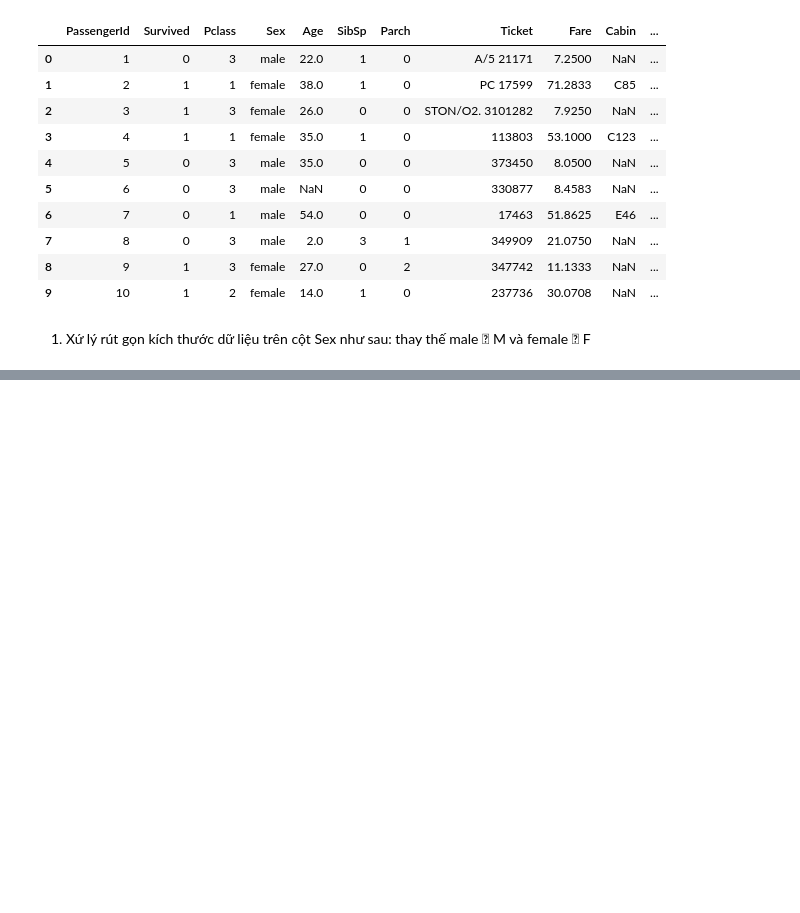
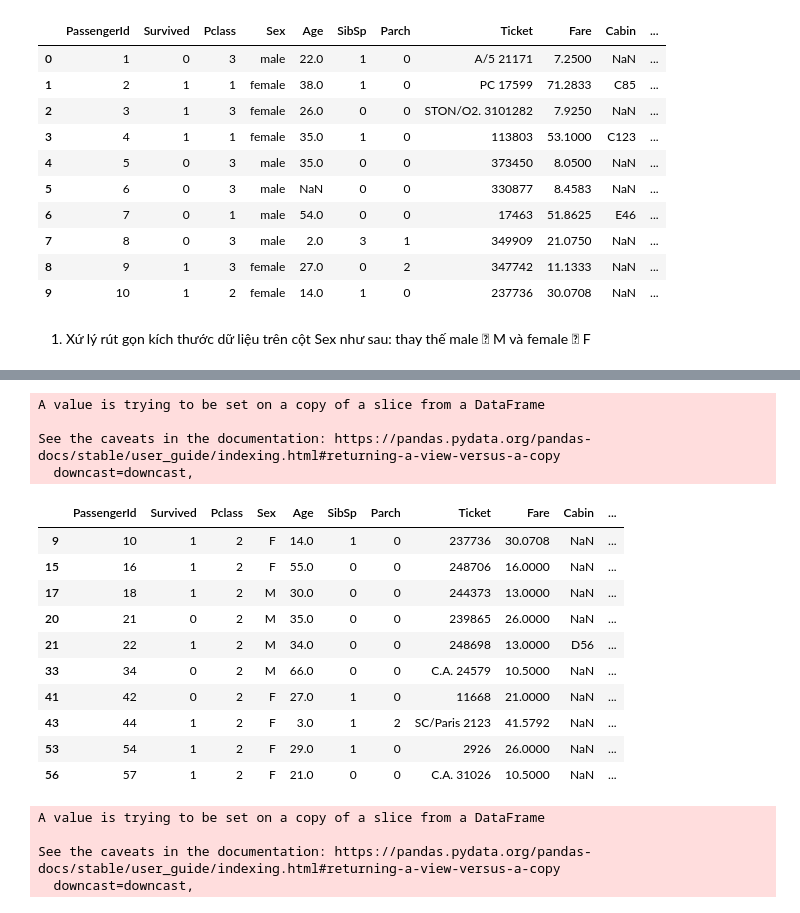
Before and after one commit to PhamBaVuong/DataAnalysisDeepLearning, a Jupyter notebook: Lab04.ipynb, the cells around one changed output, grey strips where cells are left out. Saved outputs shown, nothing was run; the diff lists cells and outputs as text; code cells hidden in the pictures; blank space fills up the shorter version.

```diff
--- a/Lab04.ipynb
+++ b/Lab04.ipynb
@@ -110,0 +155,21 @@ AttributeError: ignored
+# %%
+pclass2['Age'].fillna(round(pclass2['Age'].mean()), inplace = True)
+# %% [output]
+A value is trying to be set on a copy of a slice from a DataFrame
+
+See the caveats in the documentation: https://pandas.pydata.org/pandas-docs/stable/user_guide/indexing.html#returning-a-view-versus-a-copy
+  downcast=downcast,
+# %%
+pclass2.head(10)
+# %% [output]
+|  | PassengerId | Survived | Pclass | Sex | Age | SibSp | Parch | Ticket | Fare | Cabin | ... |
+| 9 | 10 | 1 | 2 | F | 14.0 | 1 | 0 | 237736 | 30.0708 | NaN | ... |
+| 15 | 16 | 1 | 2 | F | 55.0 | 0 | 0 | 248706 | 16.0000 | NaN | ... |
+| 17 | 18 | 1 | 2 | M | 30.0 | 0 | 0 | 244373 | 13.0000 | NaN | ... |
+| 20 | 21 | 0 | 2 | M | 35.0 | 0 | 0 | 239865 | 26.0000 | NaN | ... |
+| 21 | 22 | 1 | 2 | M | 34.0 | 0 | 0 | 248698 | 13.0000 | D56 | ... |
+| 33 | 34 | 0 | 2 | M | 66.0 | 0 | 0 | C.A. 24579 | 10.5000 | NaN | ... |
+| 41 | 42 | 0 | 2 | F | 27.0 | 1 | 0 | 11668 | 21.0000 | NaN | ... |
+| 43 | 44 | 1 | 2 | F | 3.0 | 1 | 2 | SC/Paris 2123 | 41.5792 | NaN | ... |
+| 53 | 54 | 1 | 2 | F | 29.0 | 1 | 0 | 2926 | 26.0000 | NaN | ... |
+| 56 | 57 | 1 | 2 | F | 21.0 | 0 | 0 | C.A. 31026 | 10.5000 | NaN | ... |
@@ -110,0 +178,7 @@ AttributeError: ignored
+# %%
+pclass3['Age'].fillna(round(pclass3['Age'].mean()), inplace = True)
+# %% [output]
+A value is trying to be set on a copy of a slice from a DataFrame
+
+See the caveats in the documentation: https://pandas.pydata.org/pandas-docs/stable/user_guide/indexing.html#returning-a-view-versus-a-copy
+  downcast=downcast,
```
Also changed, not shown: parts of 19 cells of this notebook.
